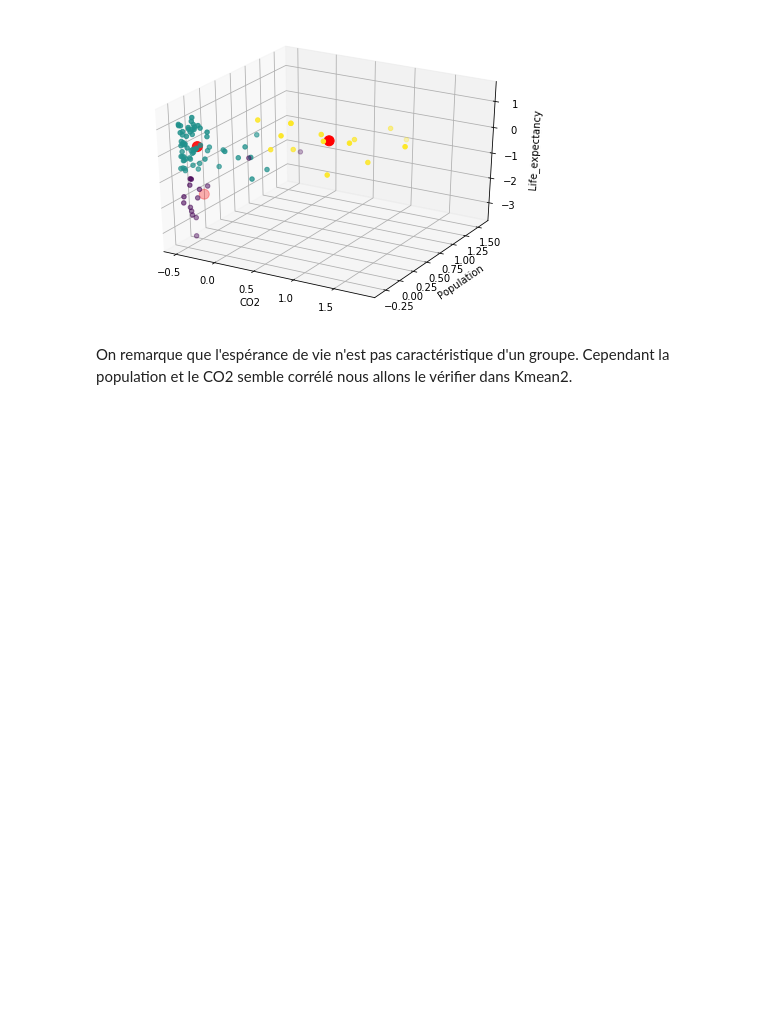
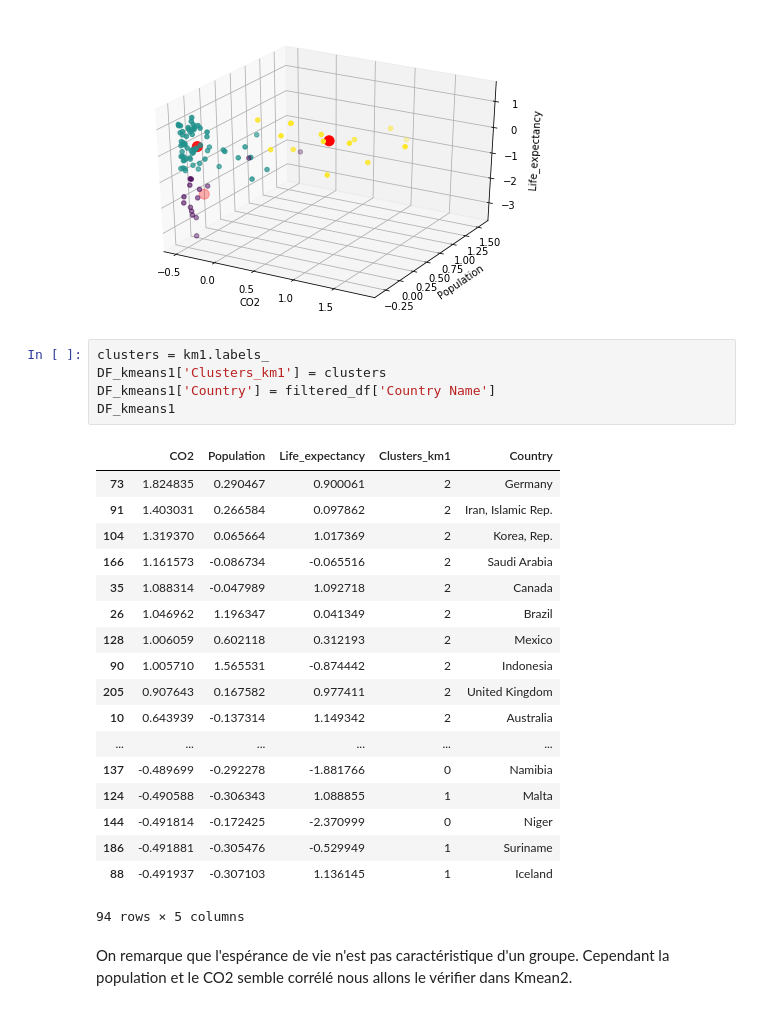
Before and after one commit to LisaNicvert/IA_project, a Jupyter notebook: Project_IA_Clustering.ipynb, the cells around one changed output. Cells and saved outputs as stored; diff of their text form; blank space fills up the shorter version.

```diff
--- a/Project_IA_Clustering.ipynb
+++ b/Project_IA_Clustering.ipynb
@@ -187,6 +188,30 @@ ax.set_zlabel('Life_expectancy')
 # %% [output]
 Text(0.5,0,'Life_expectancy')
 [figure]
+# %%
+clusters = km1.labels_
+DF_kmeans1['Clusters_km1'] = clusters
+DF_kmeans1['Country'] = filtered_df['Country Name']
+DF_kmeans1
+# %% [output]
+|  | CO2 | Population | Life_expectancy | Clusters_km1 | Country |
+| 73 | 1.824835 | 0.290467 | 0.900061 | 2 | Germany |
+| 91 | 1.403031 | 0.266584 | 0.097862 | 2 | Iran, Islamic Rep. |
+| 104 | 1.319370 | 0.065664 | 1.017369 | 2 | Korea, Rep. |
+| 166 | 1.161573 | -0.086734 | -0.065516 | 2 | Saudi Arabia |
+| 35 | 1.088314 | -0.047989 | 1.092718 | 2 | Canada |
+| 26 | 1.046962 | 1.196347 | 0.041349 | 2 | Brazil |
+| 128 | 1.006059 | 0.602118 | 0.312193 | 2 | Mexico |
+| 90 | 1.005710 | 1.565531 | -0.874442 | 2 | Indonesia |
+| 205 | 0.907643 | 0.167582 | 0.977411 | 2 | United Kingdom |
+| 10 | 0.643939 | -0.137314 | 1.149342 | 2 | Australia |
+| ... | ... | ... | ... | ... | ... |
+| 137 | -0.489699 | -0.292278 | -1.881766 | 0 | Namibia |
+| 124 | -0.490588 | -0.306343 | 1.088855 | 1 | Malta |
+| 144 | -0.491814 | -0.172425 | -2.370999 | 0 | Niger |
+| 186 | -0.491881 | -0.305476 | -0.529949 | 1 | Suriname |
+| 88 | -0.491937 | -0.307103 | 1.136145 | 1 | Iceland |
+94 rows × 5 columns
 # %% [markdown]
 On remarque que l'espérance de vie n'est pas caractéristique d'un groupe. Cependant la population et le CO2 semble corrélé nous allons le vérifier dans Kmean2.
 # %% [markdown]
```
Also changed, not shown: parts of 4 cells of this notebook.
